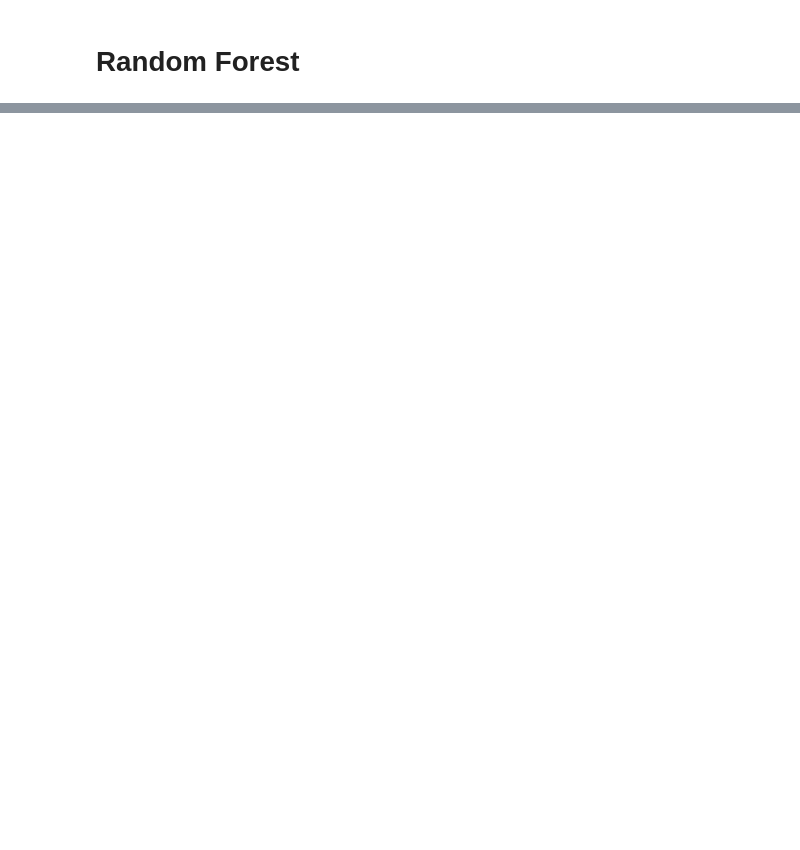
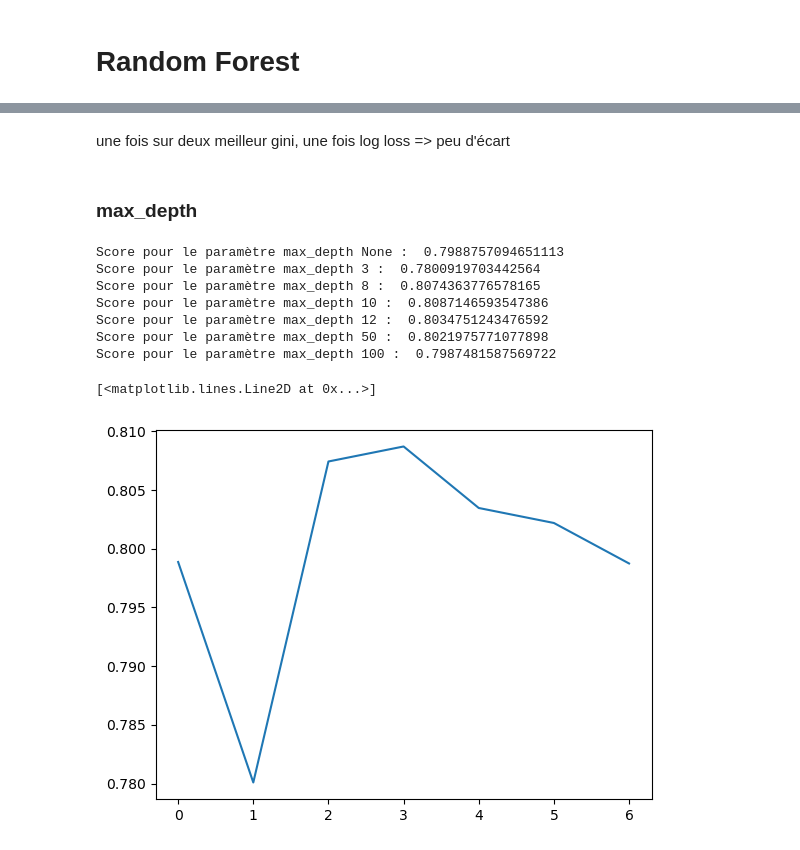
Before and after one commit to thomasclgnt/AS, a Jupyter notebook: RandomForest.ipynb, the cells around one changed output, grey strips where cells are left out. Cells and saved outputs as stored; diff of their text form; code cells hidden in the pictures; blank space fills up the shorter version.

```diff
--- a/RandomForest.ipynb
+++ b/RandomForest.ipynb
@@ -106,0 +111,22 @@ print(grid.best_params_)
+# %% [markdown]
+une fois sur deux meilleur gini, une fois log loss => peu d'écart
+# %% [markdown]
+### max_depth
+# %%
+val_score = []
+for m in [None, 3, 8, 10, 12, 50, 100]:
+    score = cross_val_score(RandomForestClassifier(max_depth=m), X_train, Y_train, cv=5).mean()
+    print("Score pour le paramètre max_depth", m, ": ",score)
+    val_score.append(score)
+
+plt.plot(val_score)
+# %% [output]
+Score pour le paramètre max_depth None :  0.7988757094651113
+Score pour le paramètre max_depth 3 :  0.7800919703442564
+Score pour le paramètre max_depth 8 :  0.8074363776578165
+Score pour le paramètre max_depth 10 :  0.8087146593547386
+Score pour le paramètre max_depth 12 :  0.8034751243476592
+Score pour le paramètre max_depth 50 :  0.8021975771077898
+Score pour le paramètre max_depth 100 :  0.7987481587569722
+[<matplotlib.lines.Line2D at 0x...>]
+[figure, added]
```
Also changed, not shown: parts of 59 cells of this notebook, 3 other files.
